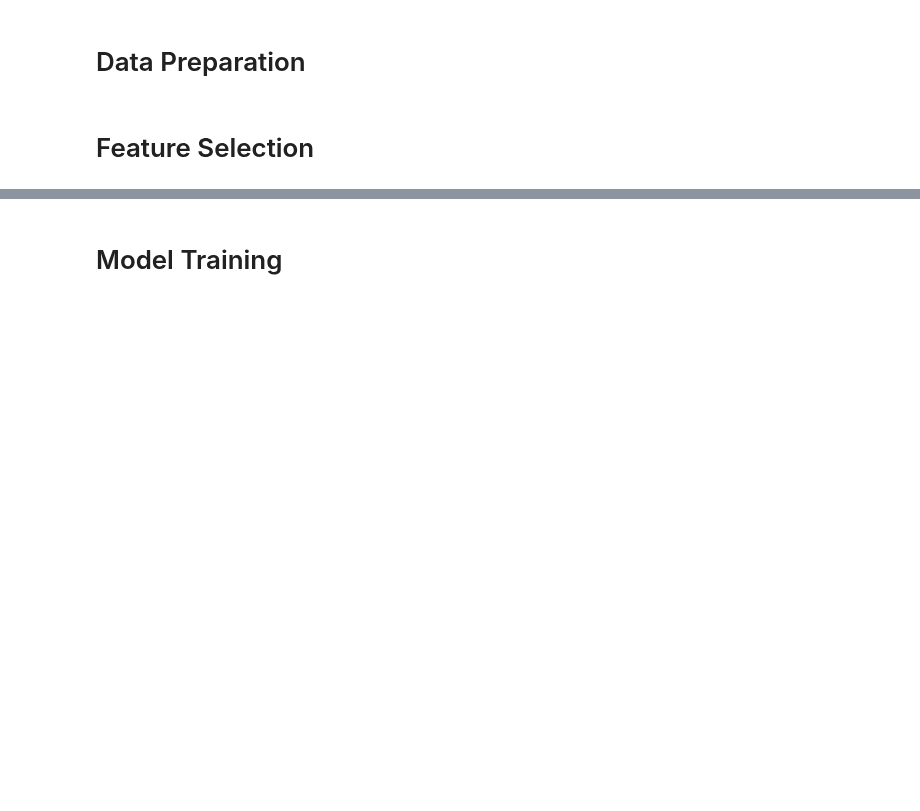
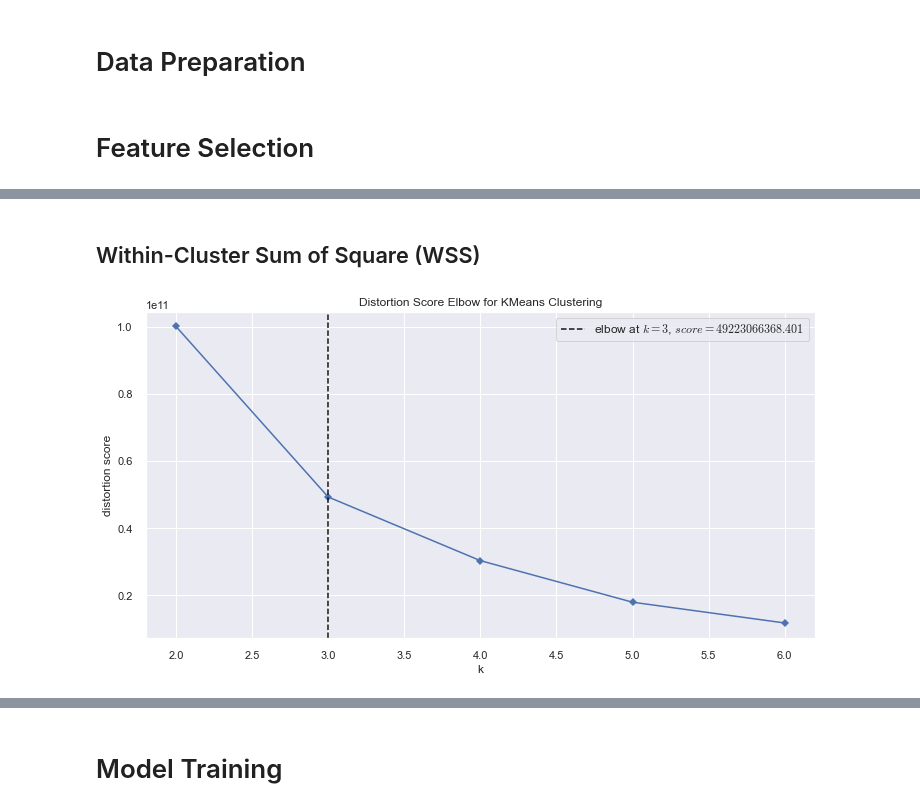
Before and after one commit to nortonvanz/Fidelity-Program, a Jupyter notebook: notebooks/1.0-nmv-end-to-end-fidelity-program-clustering.ipynb, the cells around one changed output, grey strips where cells are left out. Saved outputs shown, nothing was run; the diff lists cells and outputs as text; code cells hidden in the pictures; blank space fills up the shorter version.

```diff
--- a/notebooks/1.0-nmv-end-to-end-fidelity-program-clustering.ipynb
+++ b/notebooks/1.0-nmv-end-to-end-fidelity-program-clustering.ipynb
@@ -609,4 +676,10 @@ dtype: int64
 # %% [markdown]
 # Data Preparation
+# %%
+#pass by now
+df5 = df4.copy()
 # %% [markdown]
 # Feature Selection
+# %%
+#pass by now
+df6 = df5.copy()
@@ -612,0 +688,4 @@ dtype: int64
+# %%
+#drop customer_id
+X = df6.drop('customer_id', axis=1).copy()
+X.head()
@@ -612,0 +710,13 @@ dtype: int64
+# %% [markdown]
+## Within-Cluster Sum of Square (WSS)
+# %%
+#define from 2 to 6 possible clusters
+clusters = [2, 3, 4, 5, 6]
+# %%
+#let's use yellowbrick library, that inherits some functions from sklearn, and makes it easier to use performance metrics like WSS and SS
+kmeans = KElbowVisualizer(c.KMeans(), k=clusters, timings=False )
+kmeans.fit(X)
+kmeans.show();
+#it will sugest the number of clusters (dotted lines)
+# %% [output]
+[figure, added]
```
Also changed, not shown: parts of 42 cells of this notebook.
